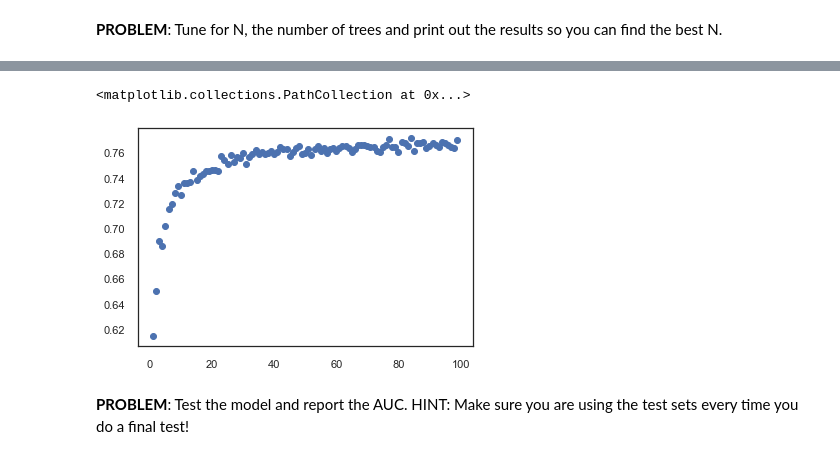
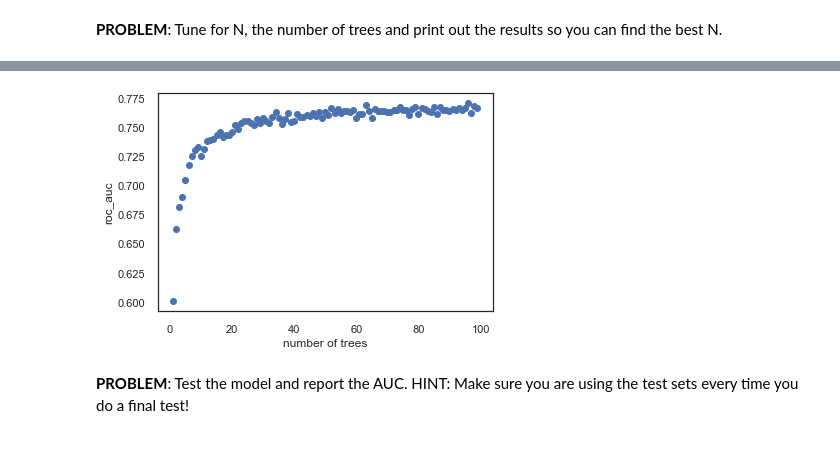
Before and after one commit to kryukovaeks/Data-Science-for-business-EPFL-course, a Jupyter notebook: A4.ipynb, the cells around one changed output, grey strips where cells are left out. Cells and saved outputs as stored; diff of their text form; code cells hidden in the pictures.

```diff
--- a/A4.ipynb
+++ b/A4.ipynb
@@ -310,9 +308,11 @@ pd.DataFrame(results,columns=['roc_auc','N'])[pd.DataFrame(results,columns=['roc
 # %%
 #plot auc_roc(N)
 plt.scatter(x=pd.DataFrame(results,columns=['roc_auc','N'])['N'],y=pd.DataFrame(results,columns=['roc_auc','N'])['roc_auc'])
+plt.xlabel("number of trees")
+plt.ylabel("roc_auc")
+plt.show()
 # %% [output]
-<matplotlib.collections.PathCollection at 0x...>
-[figure, old version]
+[figure, new version]
 # %% [markdown]
 **PROBLEM**: Test the model and report the AUC. HINT: Make sure you are using the test sets every time you do a final test!
 # %%
```
Also changed, not shown: parts of 56 cells of this notebook, 1 other file.
